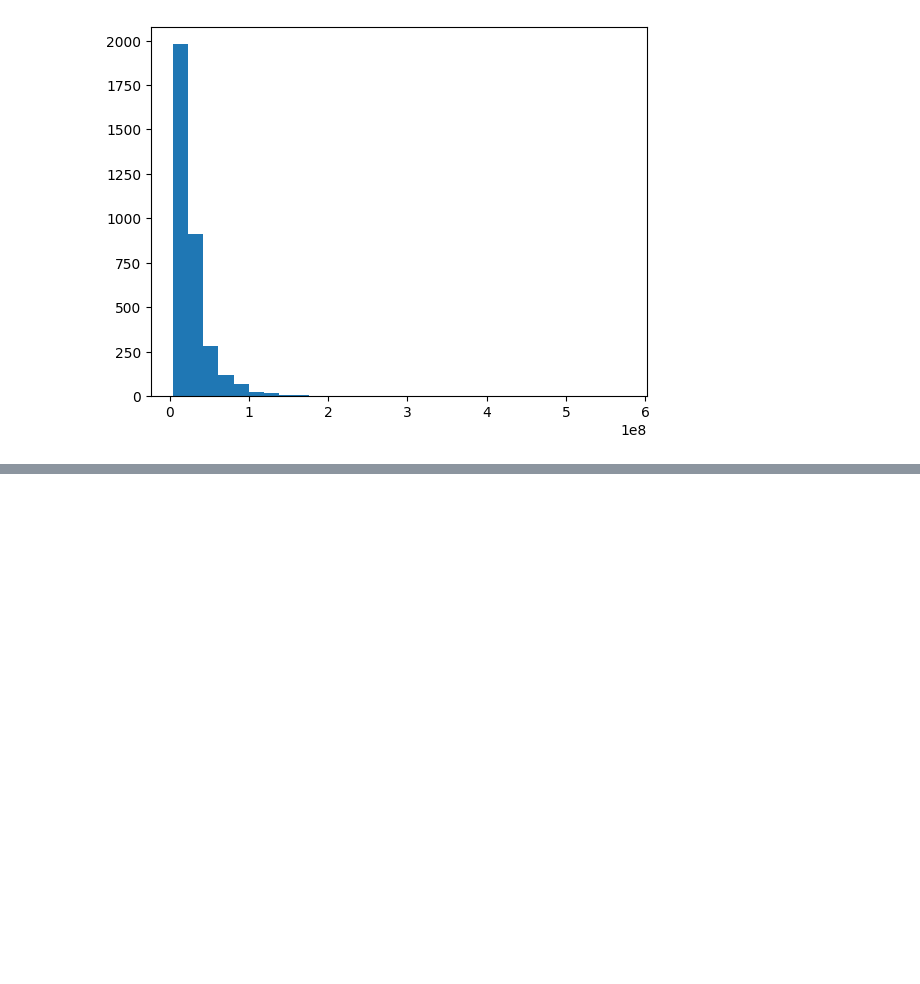
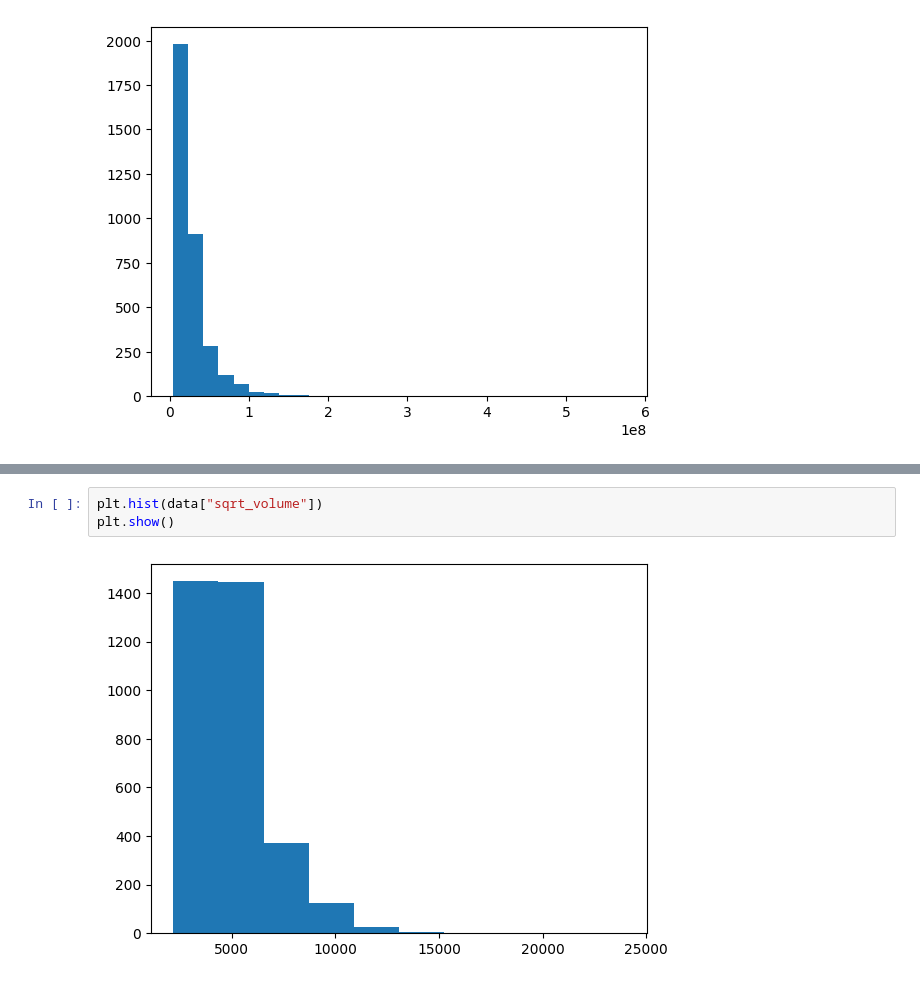
Before and after one commit to saakethk/cerebrum, a Jupyter notebook: analysis/eda.ipynb, the cells around one changed output, grey strips where cells are left out. Drawn from its saved outputs; the diff is of its cells as text; blank space fills up the shorter version.

```diff
--- a/analysis/eda.ipynb
+++ b/analysis/eda.ipynb
@@ -117,0 +144,5 @@ SyntaxError: invalid syntax (3043779595.py, line 1)
+# %%
+plt.hist(data["sqrt_volume"])
+plt.show()
+# %% [output]
+[figure, added]
```
Also changed, not shown: parts of 10 cells of this notebook, 1 other file.
